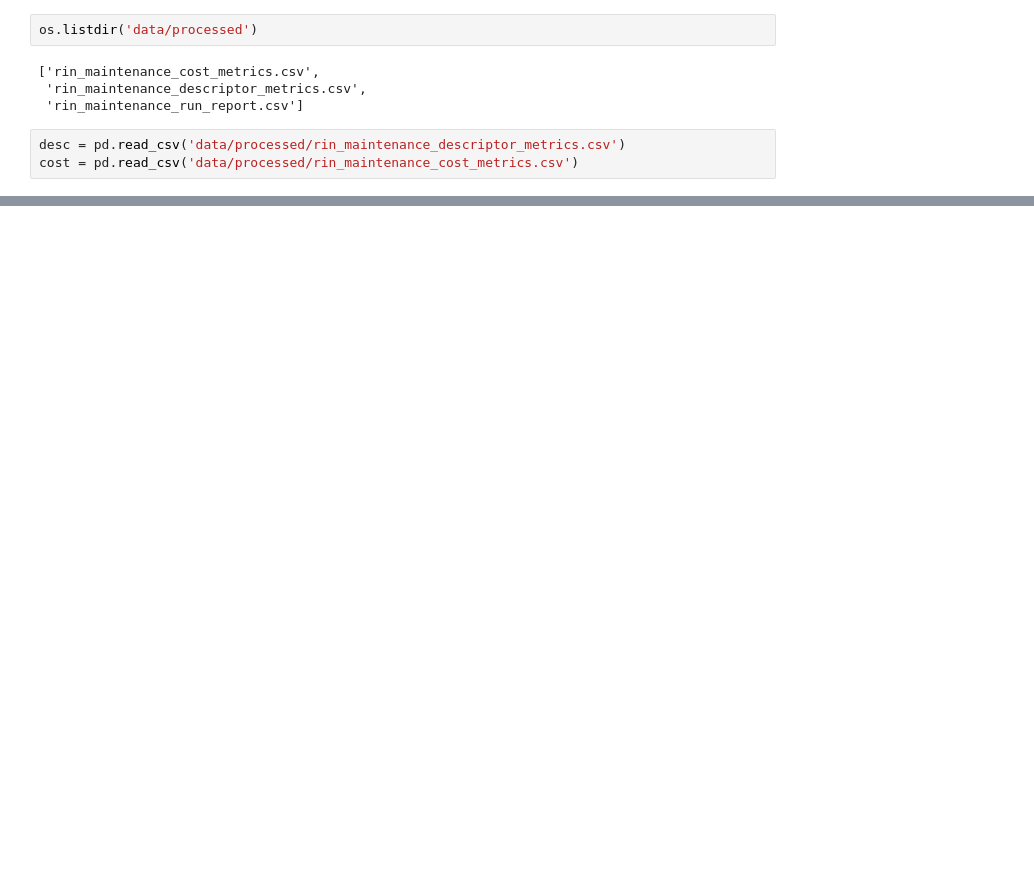
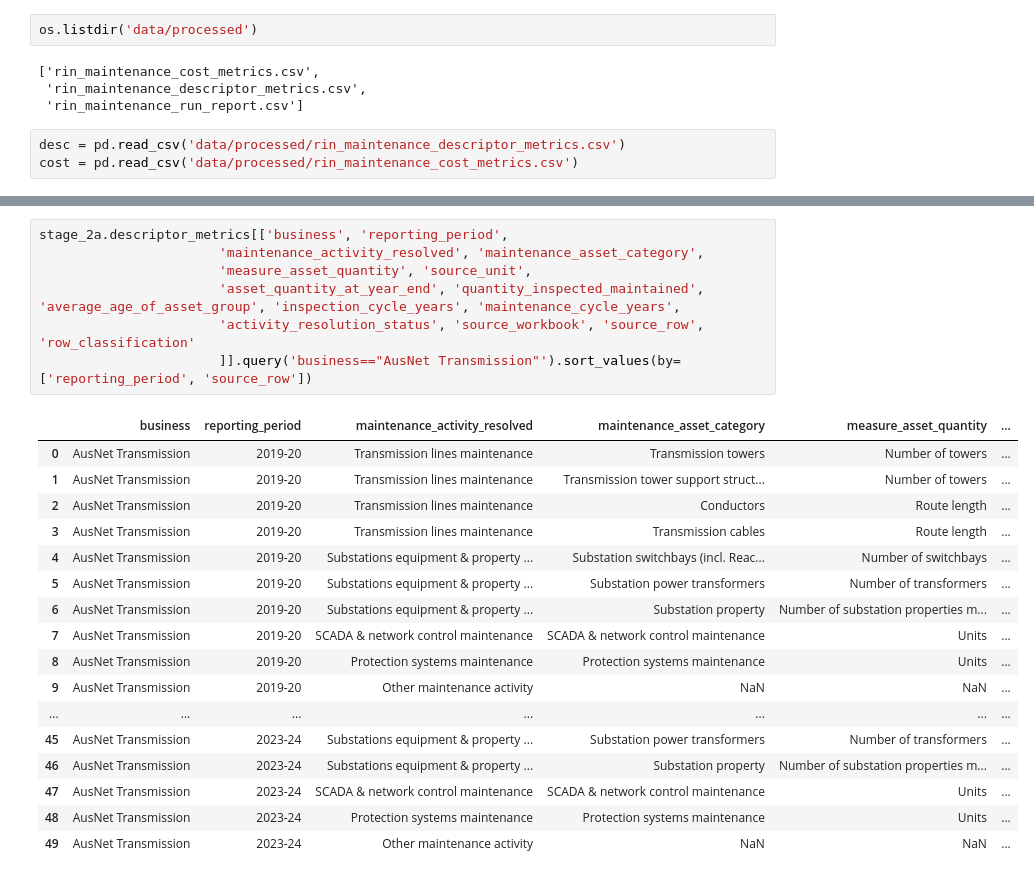
Before and after one commit to keithzyyy/aer-data-extraction, a Jupyter notebook: notebooks/rin_wkbk_standardize.ipynb, the cells around one changed output, grey strips where cells are left out. Saved outputs shown, nothing was run; the diff lists cells and outputs as text; blank space fills up the shorter version.

```diff
--- a/notebooks/rin_wkbk_standardize.ipynb
+++ b/notebooks/rin_wkbk_standardize.ipynb
@@ -54,0 +436,25 @@ cost
+# %%
+stage_2a.descriptor_metrics[['business', 'reporting_period',
+                       'maintenance_activity_resolved', 'maintenance_asset_category',
+                       'measure_asset_quantity', 'source_unit',
+                       'asset_quantity_at_year_end', 'quantity_inspected_maintained', 'average_age_of_asset_group', 'inspection_cycle_years', 'maintenance_cycle_years',
+                       'activity_resolution_status', 'source_workbook', 'source_row', 'row_classification'
+                       ]].query('business=="AusNet Transmission"').sort_values(by=['reporting_period', 'source_row'])
+# %% [output]
+|  | business | reporting_period | maintenance_activity_resolved | maintenance_asset_category | measure_asset_quantity | ... |
+| 0 | AusNet Transmission | 2019-20 | Transmission lines maintenance | Transmission towers | Number of towers | ... |
+| 1 | AusNet Transmission | 2019-20 | Transmission lines maintenance | Transmission tower support struct... | Number of towers | ... |
+| 2 | AusNet Transmission | 2019-20 | Transmission lines maintenance | Conductors | Route length | ... |
+| 3 | AusNet Transmission | 2019-20 | Transmission lines maintenance | Transmission cables | Route length | ... |
+| 4 | AusNet Transmission | 2019-20 | Substations equipment & property ... | Substation switchbays (incl. Reac... | Number of switchbays | ... |
+| 5 | AusNet Transmission | 2019-20 | Substations equipment & property ... | Substation power transformers | Number of transformers | ... |
+| 6 | AusNet Transmission | 2019-20 | Substations equipment & property ... | Substation property | Number of substation properties m... | ... |
+| 7 | AusNet Transmission | 2019-20 | SCADA & network control maintenance | SCADA & network control maintenance | Units | ... |
+| 8 | AusNet Transmission | 2019-20 | Protection systems maintenance | Protection systems maintenance | Units | ... |
+| 9 | AusNet Transmission | 2019-20 | Other maintenance activity | NaN | NaN | ... |
+| ... | ... | ... | ... | ... | ... | ... |
+| 45 | AusNet Transmission | 2023-24 | Substations equipment & property ... | Substation power transformers | Number of transformers | ... |
+| 46 | AusNet Transmission | 2023-24 | Substations equipment & property ... | Substation property | Number of substation properties m... | ... |
+| 47 | AusNet Transmission | 2023-24 | SCADA & network control maintenance | SCADA & network control maintenance | Units | ... |
+| 48 | AusNet Transmission | 2023-24 | Protection systems maintenance | Protection systems maintenance | Units | ... |
+| 49 | AusNet Transmission | 2023-24 | Other maintenance activity | NaN | NaN | ... |
```
Also changed, not shown: parts of 69 cells of this notebook, 4 other files.
